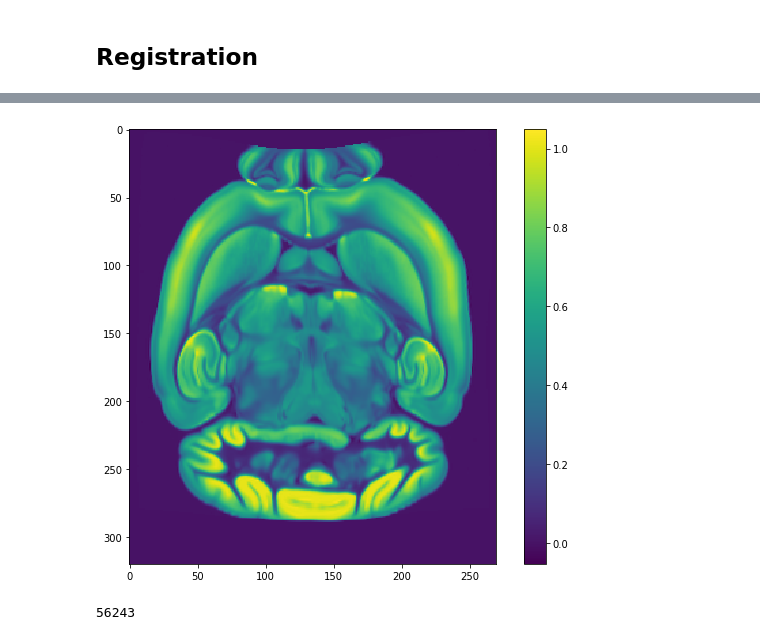
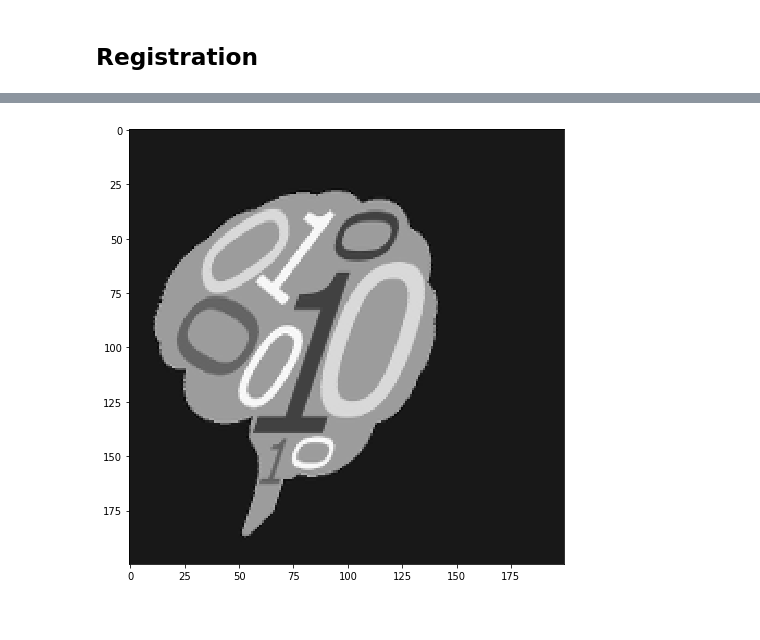
Before and after one commit to neurodata/ndreg, a Jupyter notebook: ndreg demo notebook.ipynb, the cells around one changed output, grey strips where cells are left out. Drawn from its saved outputs; the diff is of its cells as text; code cells hidden in the pictures.

```diff
--- a/ndreg demo notebook.ipynb
+++ b/ndreg demo notebook.ipynb
@@ -38,0 +33,2 @@ mask = preprocessor.create_iterative_mask(img, use_triangle=True)
+# %%
+img_transformed = registerer.resample(img, sample_transform, img, default_value=0)
@@ -64,5 +56,2 @@ ndreg.imgShow(atlas, vmax=300)
 # %% [markdown]
 ## Registration
-# %%
-registerer = Registerer(atlas, img_bias_corrected, "PIR", "LPI")
-# registerer = Registerer(atlas, img, "ASR", "ASR")
@@ -236,0 +58,2 @@ tmp = sitk.GetArrayFromImage(atlas_lddmm_cr)
+# %%
+final_transform = registerer.register_affine(img, img_transformed, learning_rate=4.0)
@@ -237,6 +62,7 @@ tmp = sitk.GetArrayFromImage(atlas_lddmm_cr)
+# %%
+corrected_img = registerer.resample(img, final_transform, img_transformed)
 # %%
-plt.imshow(tmp[80,:,:])
-plt.colorbar()
+plt.imshow(sitk.GetArrayViewFromImage(corrected_img), cmap='gray')
 plt.show()
 # %% [output]
-[figure, old version]
+[figure, new version]
@@ -245,5 +68,0 @@ tmp_n = (tmp - tmp.min())/(tmp.max() - tmp.min())
-# %%
-tmp_n *= (2.0**16 - 1)
-len(np.unique(tmp_n.astype('uint16')))
-# %% [output]
-56243
```
Also changed, not shown: parts of 78 cells of this notebook, 3 other files.
